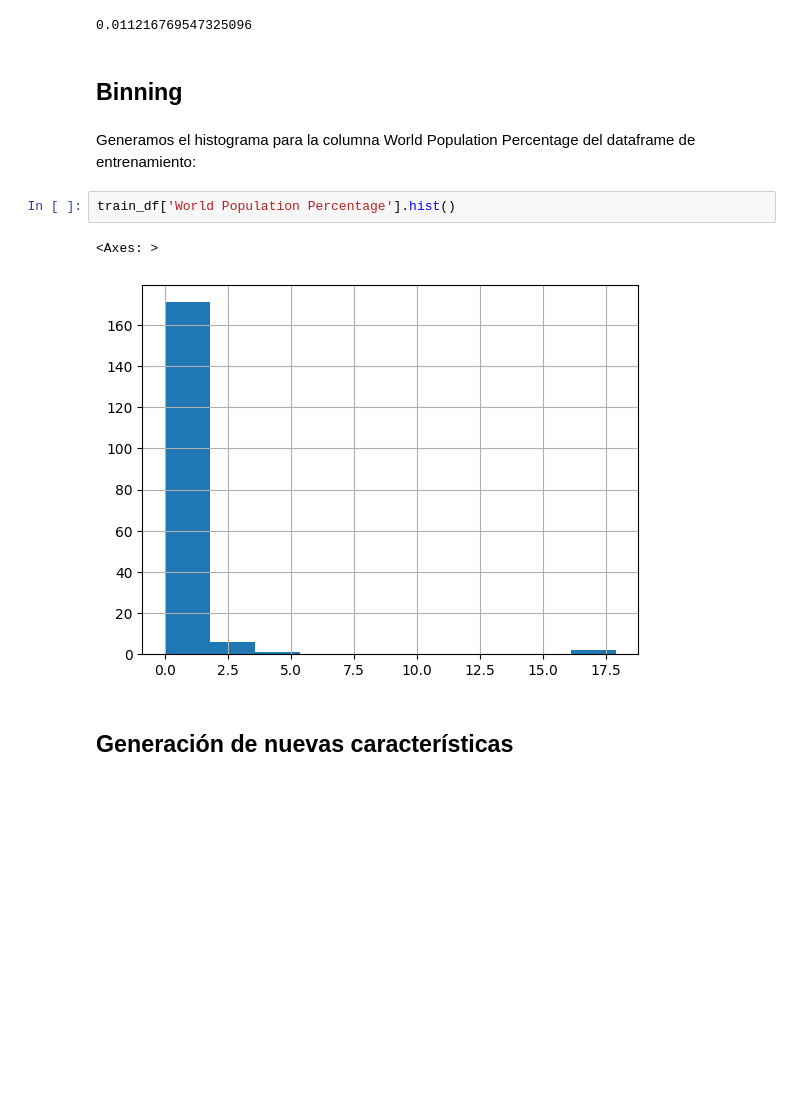
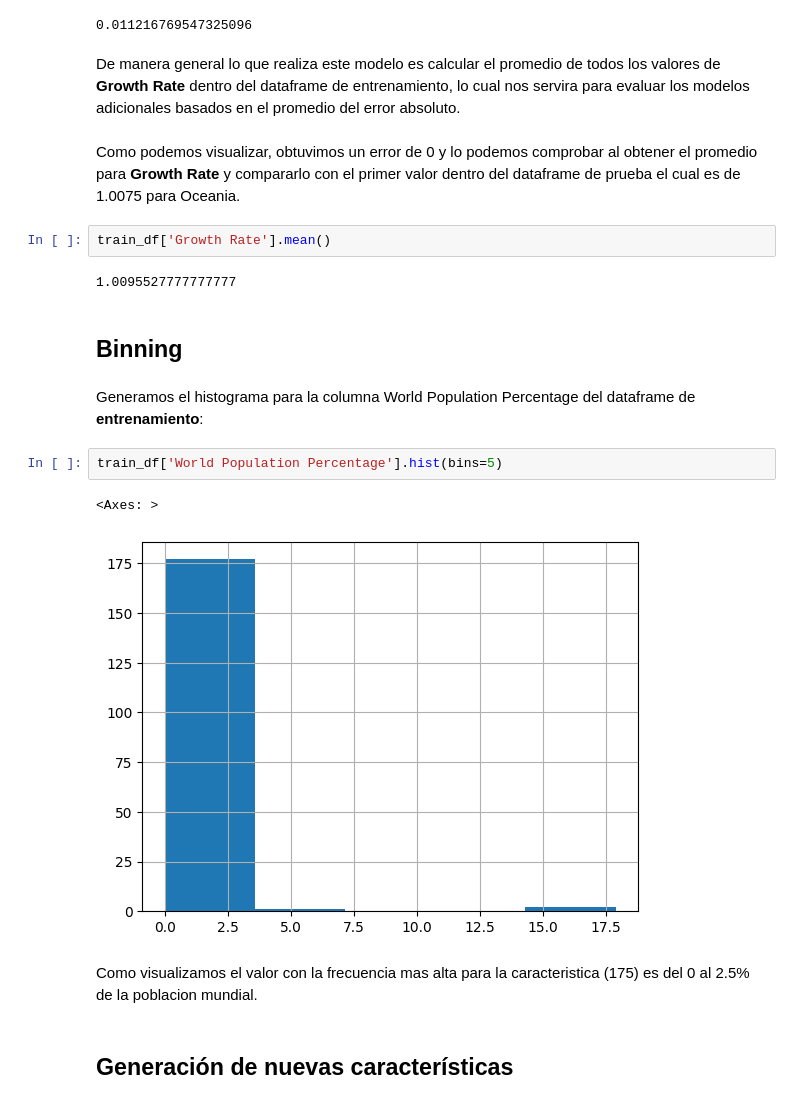
Before and after one commit to andreavazquezt/ProyectoIntegrador, a Jupyter notebook: Avance2_Equipo4.ipynb, the cells around one changed output. Drawn from its saved outputs; the diff is of its cells as text; blank space fills up the shorter version.

```diff
--- a/Avance2_Equipo4.ipynb
+++ b/Avance2_Equipo4.ipynb
@@ -145,15 +154,25 @@ baseline_model_test_predictions = [average_GrowthRate] * len(test_df)
 mean_absolute_error(baseline_model_test_predictions, y_test)
 # %% [output]
 0.011216769547325096
+# %% [markdown]
+De manera general lo que realiza este modelo es calcular el promedio de todos los valores de **Growth Rate** dentro del dataframe de entrenamiento, lo cual nos servira para evaluar los modelos adicionales basados en el promedio del error absoluto.
+# %% [markdown]
+Como podemos visualizar, obtuvimos un error de 0 y lo podemos comprobar al obtener el promedio para **Growth Rate** y compararlo con el primer valor dentro del dataframe de prueba el cual es de 1.0075 para Oceania.
+# %%
+train_df['Growth Rate'].mean()
+# %% [output]
+1.0095527777777777
 # %% [markdown]
 ## Binning
 # %% [markdown]
-Generamos el histograma para la columna World Population Percentage del dataframe de entrenamiento:
+Generamos el histograma para la columna World Population Percentage del dataframe de **entrenamiento**:
 # %%
-train_df['World Population Percentage'].hist()
+train_df['World Population Percentage'].hist(bins=5)
 # %% [output]
 <Axes: >
-[figure, old version]
+[figure, new version]
+# %% [markdown]
+Como visualizamos el valor con la frecuencia mas alta para la caracteristica (175) es del 0 al 2.5% de la poblacion mundial.
 # %% [markdown]
 ## Generación de nuevas características
 # %% [markdown]
```
Also changed, not shown: parts of 25 cells of this notebook.
